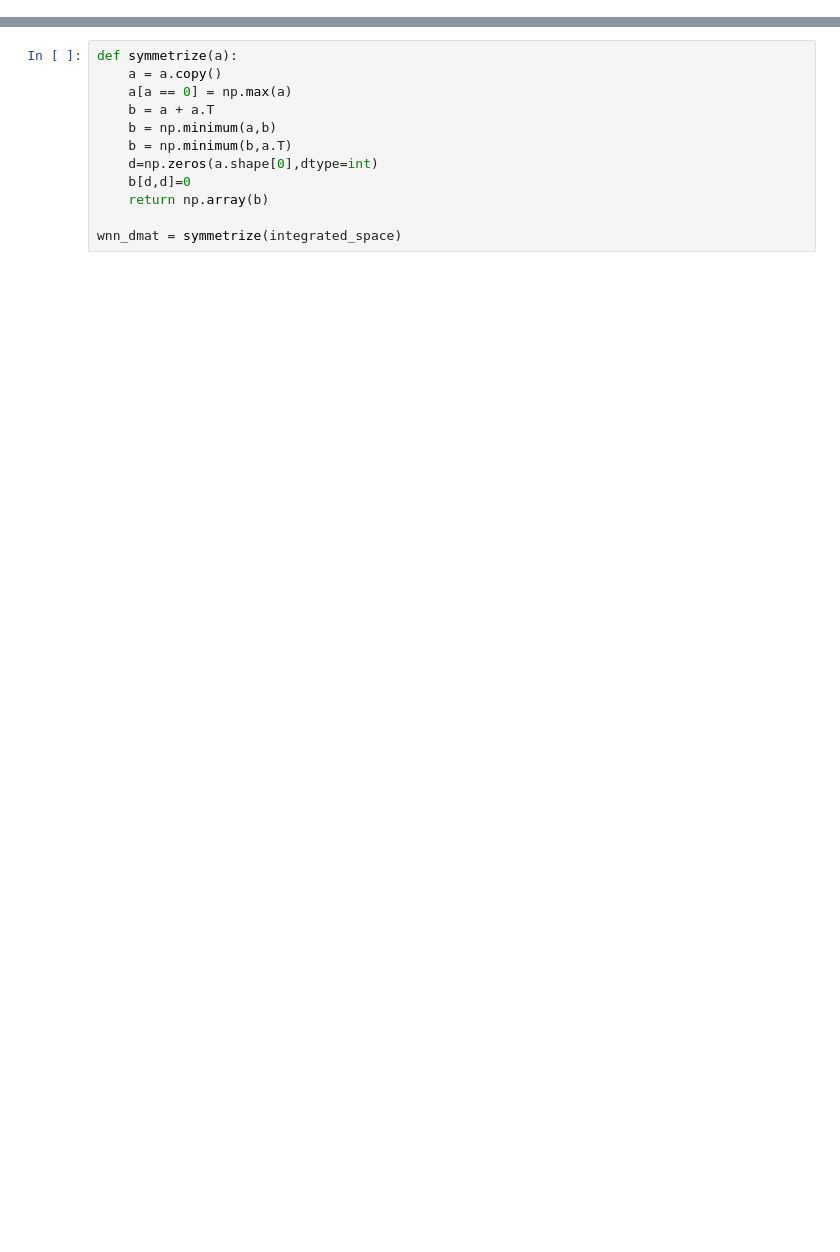
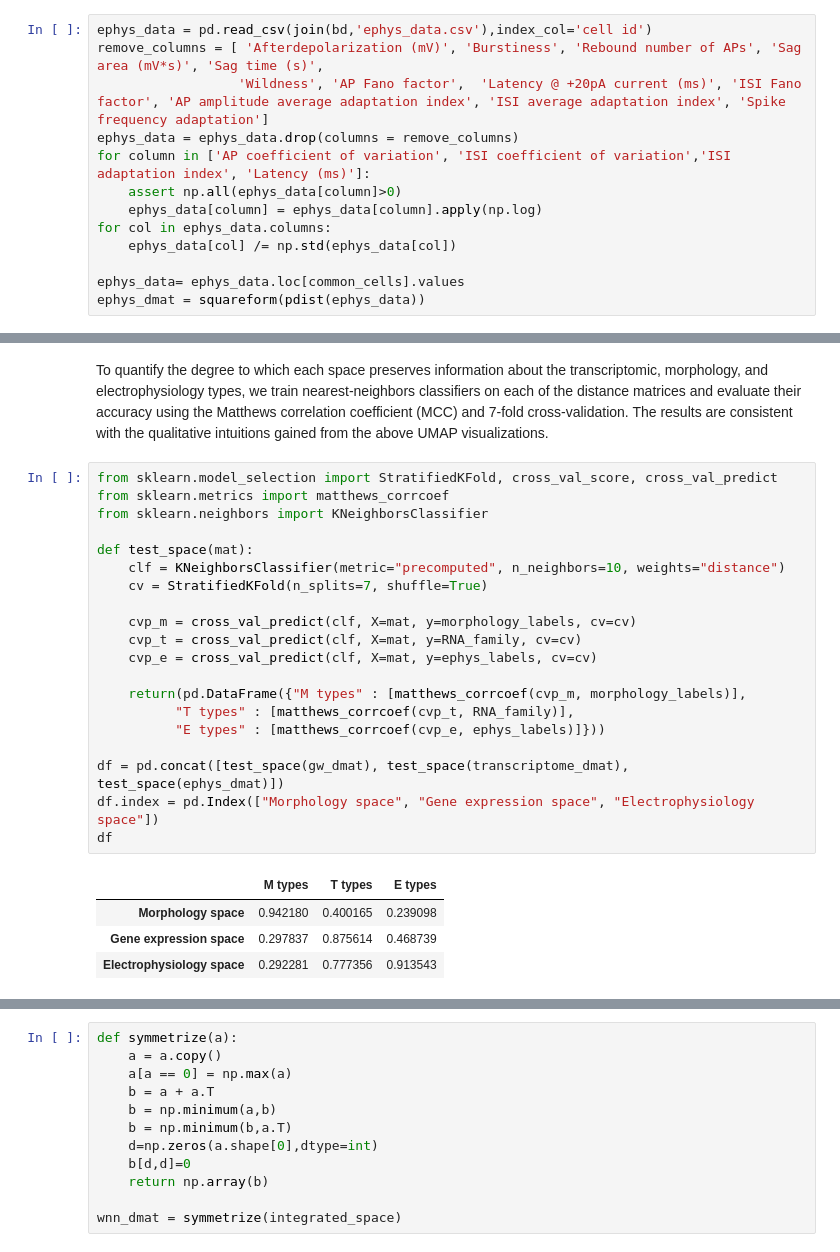
Before and after one commit to CamaraLab/CAJAL, a Jupyter notebook: docs/notebooks/Example_4.ipynb, the cells around one changed output, grey strips where cells are left out. Drawn from its saved outputs; the diff is of its cells as text; blank space fills up the shorter version.

```diff
--- a/docs/notebooks/Example_4.ipynb
+++ b/docs/notebooks/Example_4.ipynb
@@ -277,0 +141,13 @@ It is possible to use UMAP, however, by symmetrizing the matrix. We will take th
+# %%
+ephys_data = pd.read_csv(join(bd,'ephys_data.csv'),index_col='cell id')
+remove_columns = [ 'Afterdepolarization (mV)', 'Burstiness', 'Rebound number of APs', 'Sag area (mV*s)', 'Sag time (s)',
+                  'Wildness', 'AP Fano factor',  'Latency @ +20pA current (ms)', 'ISI Fano factor', 'AP amplitude average adaptation index', 'ISI average adaptation index', 'Spike frequency adaptation']
+ephys_data = ephys_data.drop(columns = remove_columns)
+for column in ['AP coefficient of variation', 'ISI coefficient of variation','ISI adaptation index', 'Latency (ms)']:
+    assert np.all(ephys_data[column]>0)
+    ephys_data[column] = ephys_data[column].apply(np.log)
+for col in ephys_data.columns:
+    ephys_data[col] /= np.std(ephys_data[col])
+
+ephys_data= ephys_data.loc[common_cells].values
+ephys_dmat = squareform(pdist(ephys_data))
@@ -277,0 +208,27 @@ It is possible to use UMAP, however, by symmetrizing the matrix. We will take th
+# %% [markdown]
+To quantify the degree to which each space preserves information about the transcriptomic, morphology, and electrophysiology types, we train nearest-neighbors classifiers on each of the distance matrices and evaluate their accuracy using the Matthews correlation coefficient (MCC) and 7-fold cross-validation. The results are consistent with the qualitative intuitions gained from the above UMAP visualizations.
+# %%
+from sklearn.model_selection import StratifiedKFold, cross_val_score, cross_val_predict
+from sklearn.metrics import matthews_corrcoef
+from sklearn.neighbors import KNeighborsClassifier
+
+def test_space(mat):
+    clf = KNeighborsClassifier(metric="precomputed", n_neighbors=10, weights="distance")
+    cv = StratifiedKFold(n_splits=7, shuffle=True)
+
+    cvp_m = cross_val_predict(clf, X=mat, y=morphology_labels, cv=cv)
+    cvp_t = cross_val_predict(clf, X=mat, y=RNA_family, cv=cv)
+    cvp_e = cross_val_predict(clf, X=mat, y=ephys_labels, cv=cv)
+
+    return(pd.DataFrame({"M types" : [matthews_corrcoef(cvp_m, morphology_labels)],
+          "T types" : [matthews_corrcoef(cvp_t, RNA_family)],
+          "E types" : [matthews_corrcoef(cvp_e, ephys_labels)]}))
+
+df = pd.concat([test_space(gw_dmat), test_space(transcriptome_dmat), test_space(ephys_dmat)])
+df.index = pd.Index(["Morphology space", "Gene expression space", "Electrophysiology space"])
+df
+# %% [output]
+|  | M types | T types | E types |
+| Morphology space | 0.942180 | 0.400165 | 0.239098 |
+| Gene expression space | 0.297837 | 0.875614 | 0.468739 |
+| Electrophysiology space | 0.292281 | 0.777356 | 0.913543 |
```
Also changed, not shown: parts of 94 cells of this notebook.
